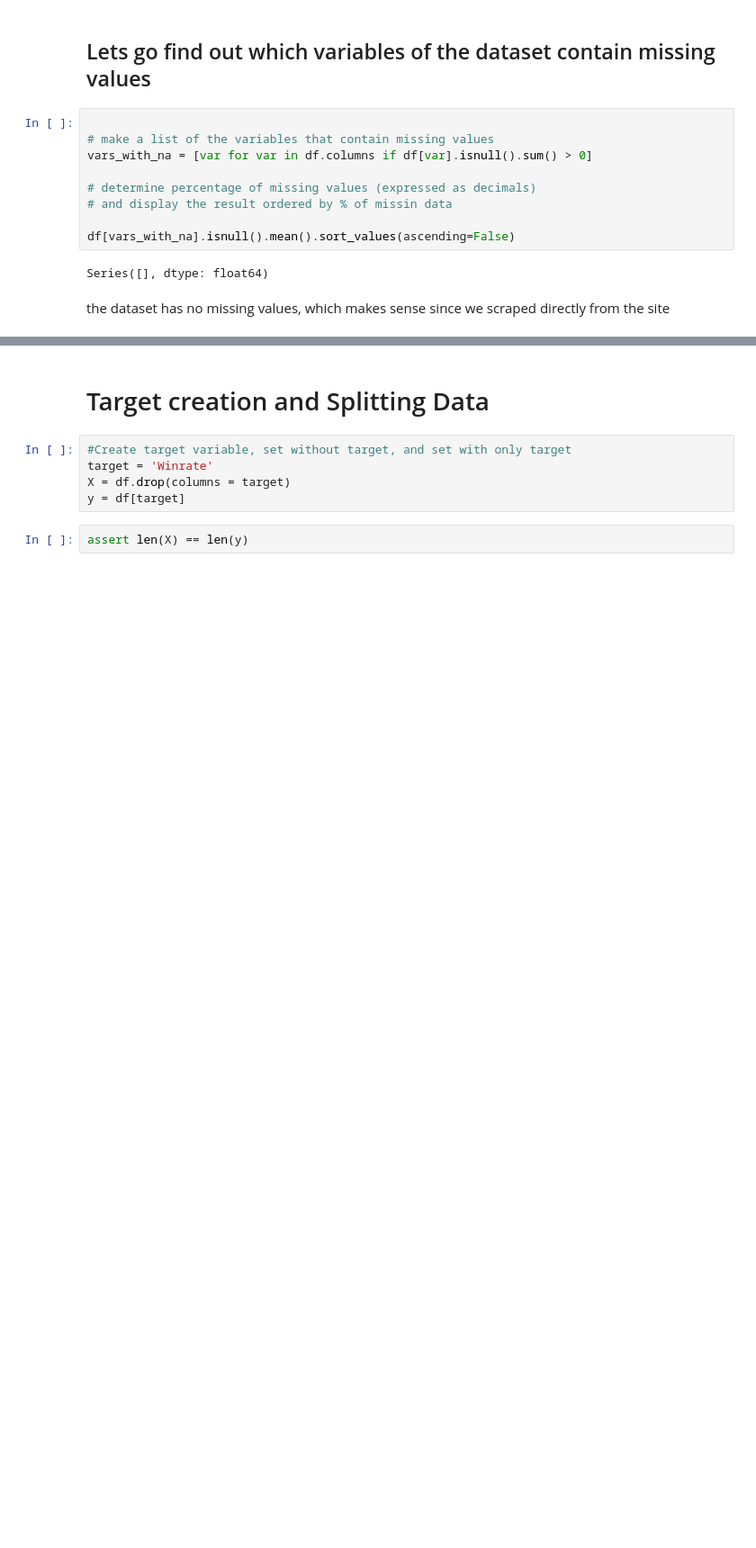
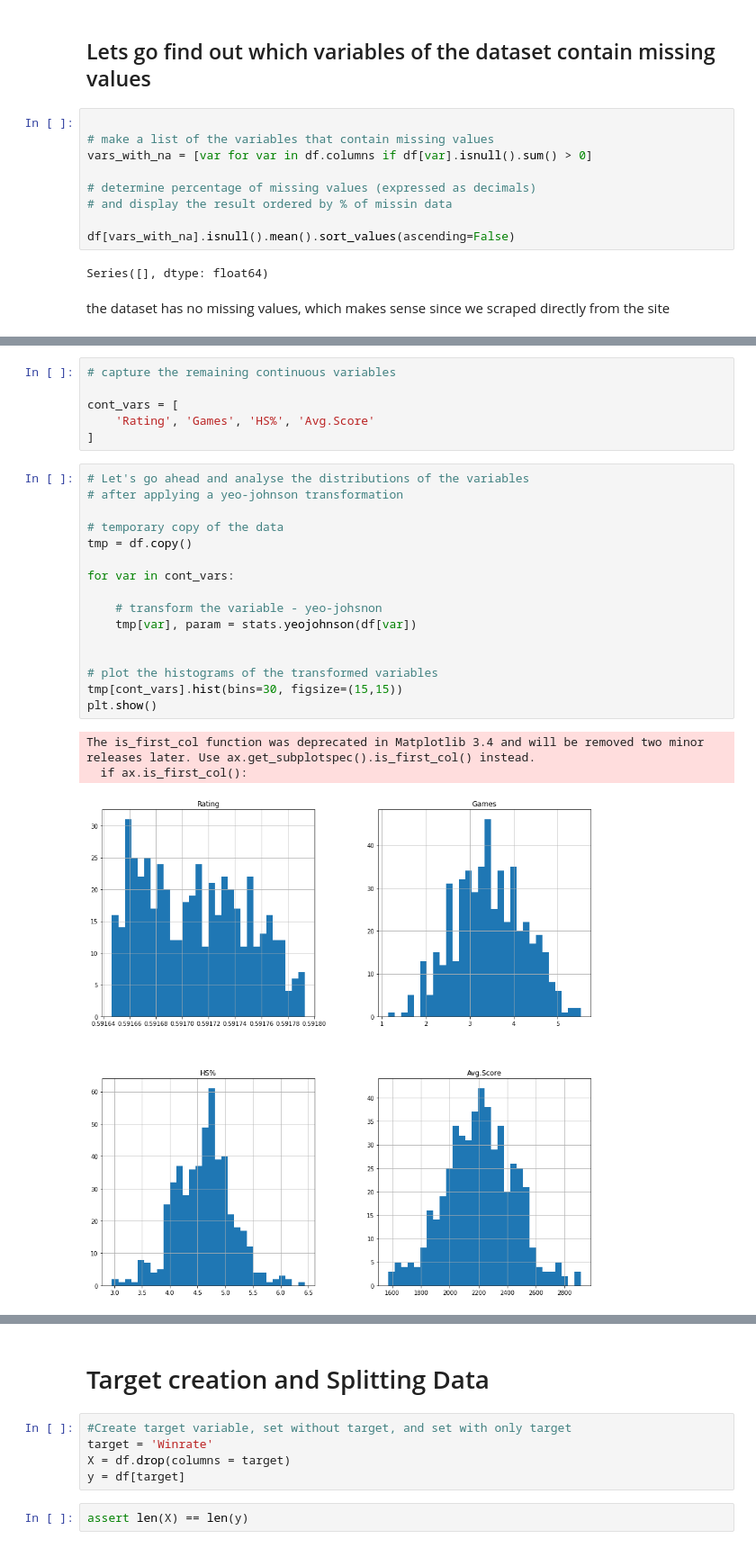
Before and after one commit to ericyeonpark/valorant-top500-analysis, a Jupyter notebook: notebooks/Valorant_Top_500_analysis.ipynb, the cells around one changed output, grey strips where cells are left out. Shown at 90% size. Saved outputs shown, nothing was run; the diff lists cells and outputs as text; blank space fills up the shorter version.

```diff
--- a/notebooks/Valorant_Top_500_analysis.ipynb
+++ b/notebooks/Valorant_Top_500_analysis.ipynb
@@ -155,0 +211,26 @@ the dataset has no missing values, which makes sense since we scraped directly f
+# %%
+# capture the remaining continuous variables
+
+cont_vars = [
+    'Rating', 'Games', 'HS%', 'Avg.Score'
+]
+# %%
+# Let's go ahead and analyse the distributions of the variables
+# after applying a yeo-johnson transformation
+
+# temporary copy of the data
+tmp = df.copy()
+
+for var in cont_vars:
+
+    # transform the variable - yeo-johsnon
+    tmp[var], param = stats.yeojohnson(df[var])
+
+
+# plot the histograms of the transformed variables
+tmp[cont_vars].hist(bins=30, figsize=(15,15))
+plt.show()
+# %% [output]
+The is_first_col function was deprecated in Matplotlib 3.4 and will be removed two minor releases later. Use ax.get_subplotspec().is_first_col() instead.
+  if ax.is_first_col():
+[figure, added]
```
Also changed, not shown: parts of 18 cells of this notebook.
